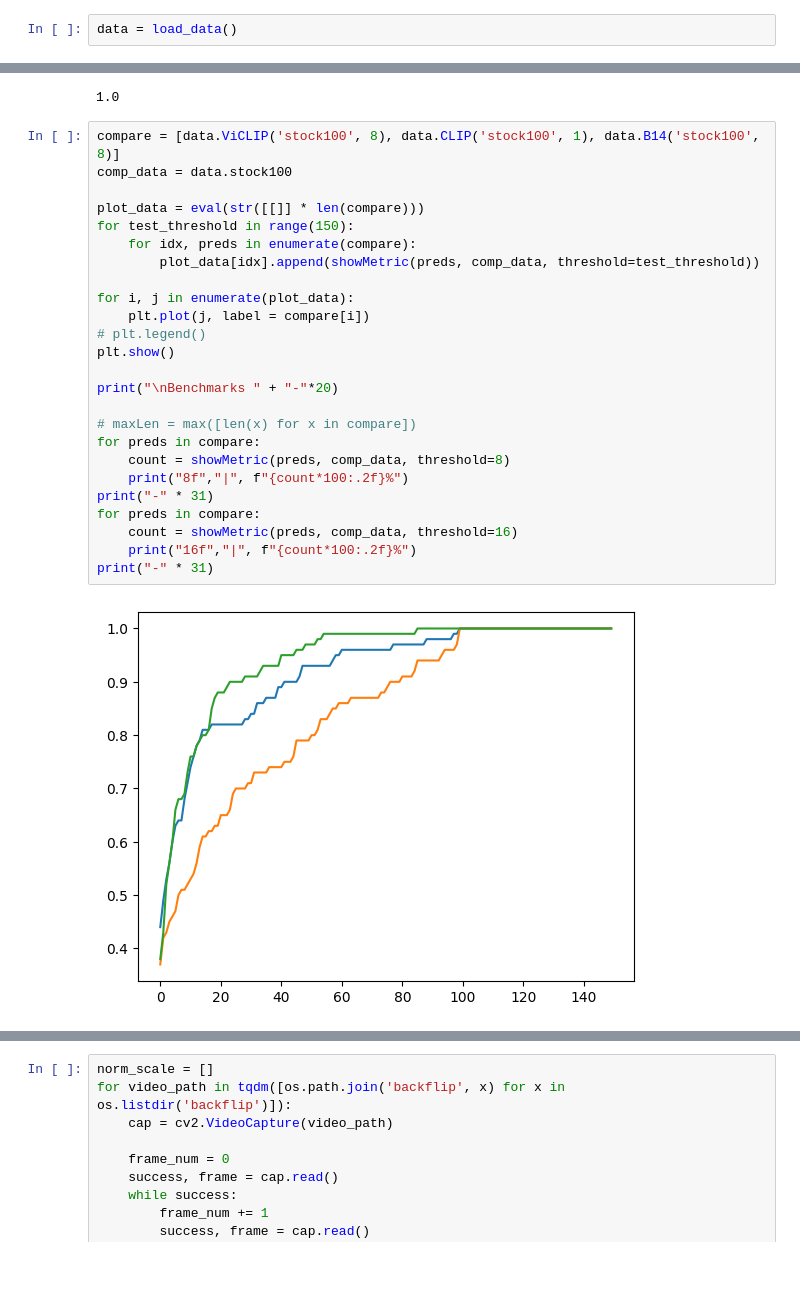
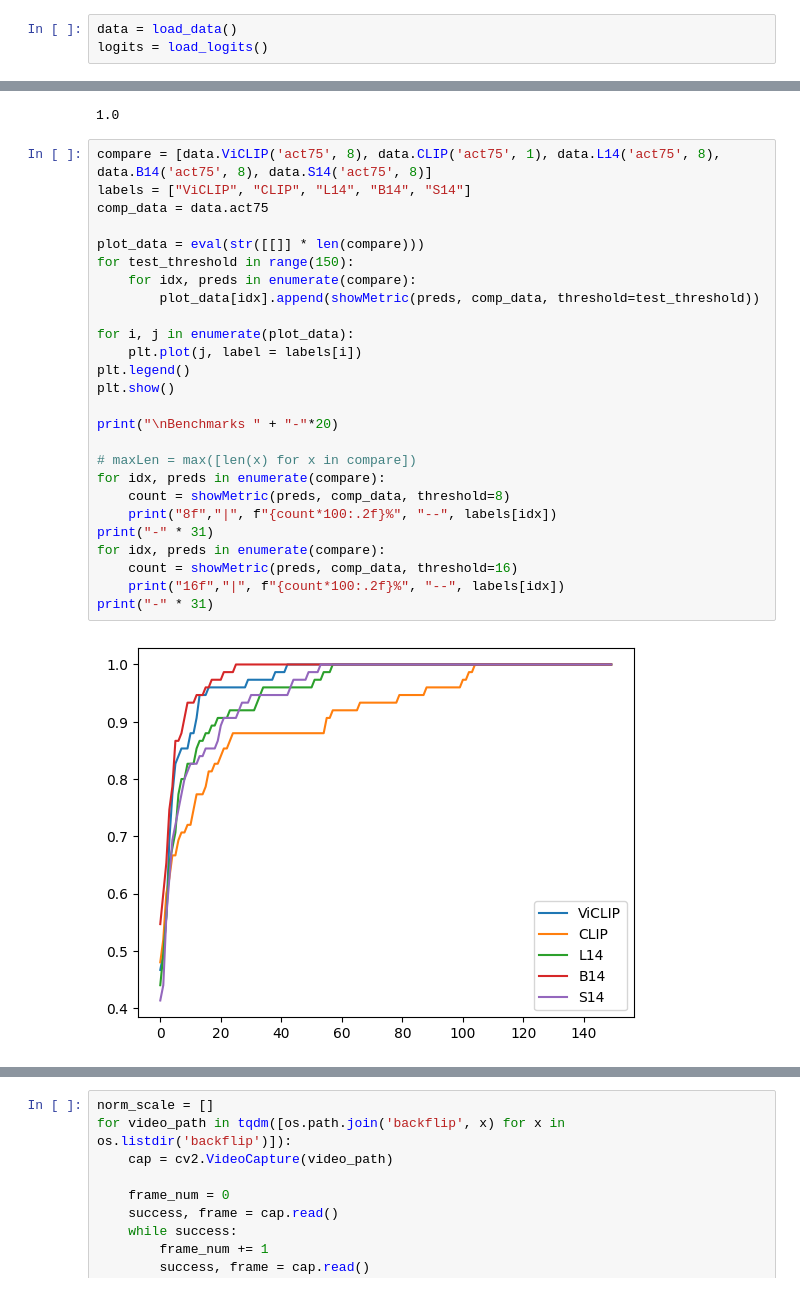
Before and after one commit to ruo2019/photography-model, a Jupyter notebook: results.ipynb, the cells around one changed output, grey strips where cells are left out. Saved outputs shown, nothing was run; the diff lists cells and outputs as text.

```diff
--- a/results.ipynb
+++ b/results.ipynb
@@ -17,3 +17,4 @@ import cv2
 import os
 # %%
 data = load_data()
+logits = load_logits()
@@ -166,30 +175,31 @@ showMetric(data.ViCLIP('stock100', 8), data.stock100, threshold=100)
 # %% [output]
 1.0
 # %%
-compare = [data.ViCLIP('stock100', 8), data.CLIP('stock100', 1), data.B14('stock100', 8)]
-comp_data = data.stock100
+compare = [data.ViCLIP('act75', 8), data.CLIP('act75', 1), data.L14('act75', 8), data.B14('act75', 8), data.S14('act75', 8)]
+labels = ["ViCLIP", "CLIP", "L14", "B14", "S14"]
+comp_data = data.act75
 
 plot_data = eval(str([[]] * len(compare)))
 for test_threshold in range(150):
     for idx, preds in enumerate(compare):
         plot_data[idx].append(showMetric(preds, comp_data, threshold=test_threshold))
 
 for i, j in enumerate(plot_data):
-    plt.plot(j, label = compare[i])
-# plt.legend()
+    plt.plot(j, label = labels[i])
+plt.legend()
 plt.show()
 
 print("\nBenchmarks " + "-"*20)
 
 # maxLen = max([len(x) for x in compare])
-for preds in compare:
+for idx, preds in enumerate(compare):
     count = showMetric(preds, comp_data, threshold=8)
-    print("8f","|", f"{count*100:.2f}%")
+    print("8f","|", f"{count*100:.2f}%", "--", labels[idx])
 print("-" * 31)
-for preds in compare:
+for idx, preds in enumerate(compare):
     count = showMetric(preds, comp_data, threshold=16)
-    print("16f","|", f"{count*100:.2f}%")
+    print("16f","|", f"{count*100:.2f}%", "--", labels[idx])
 print("-" * 31)
 # %% [output]
-[figure, old version]
+[figure, new version]
 Benchmarks --------------------
```
Also changed, not shown: parts of 14 cells of this notebook, 22 other files.
